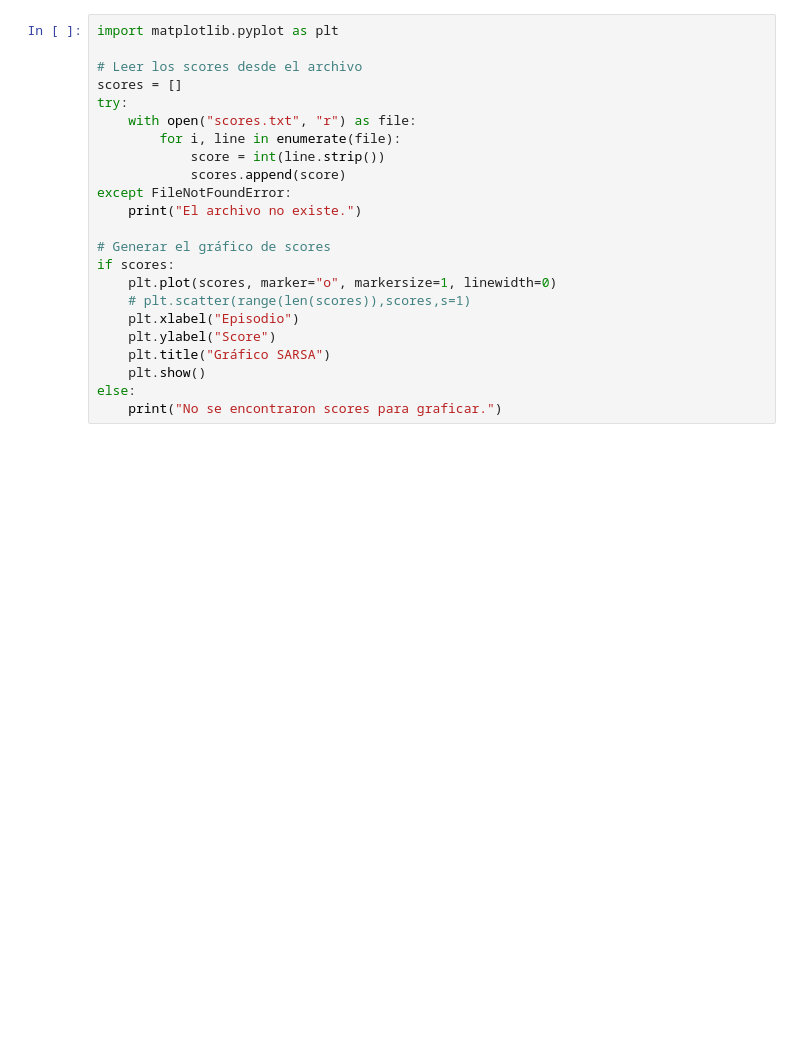
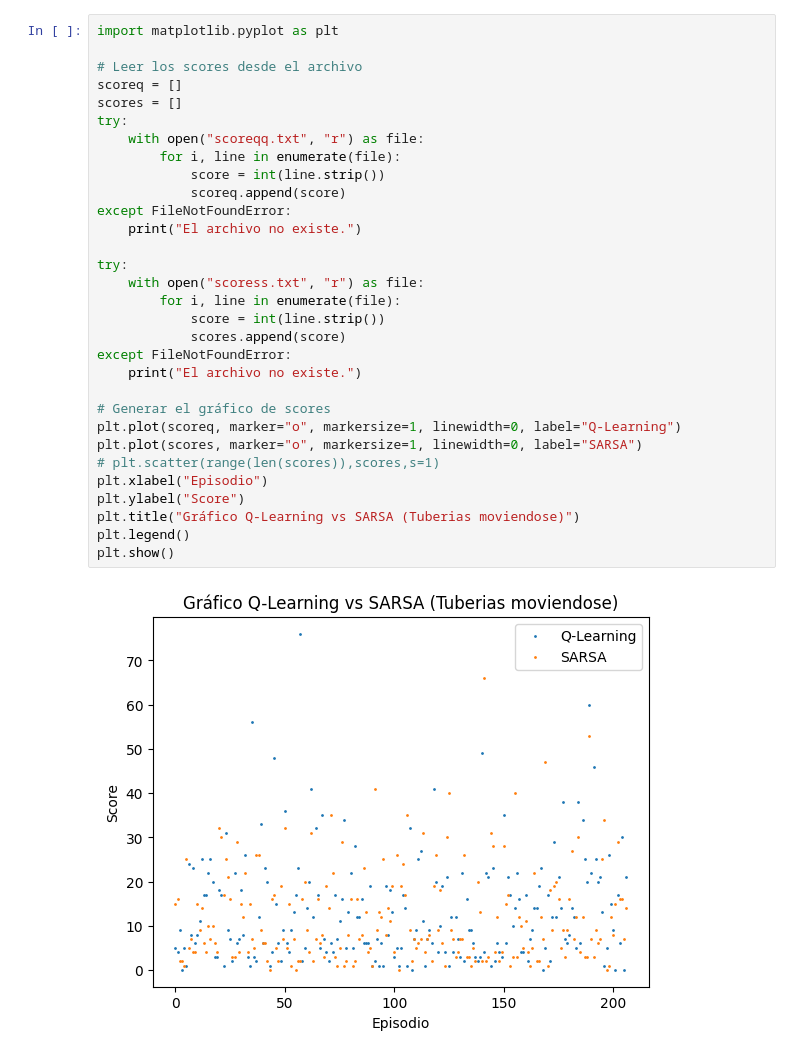
Before and after one commit to Stromblak/IA-Flappy-Bird, a Jupyter notebook: sarsaqlearning/grafico.ipynb, the cells around one changed output. Saved outputs shown, nothing was run; the diff lists cells and outputs as text; blank space fills up the shorter version.

Commit message:
grafico tuberias moviendose

```diff
--- a/sarsaqlearning/grafico.ipynb
+++ b/sarsaqlearning/grafico.ipynb
@@ -32,23 +34,33 @@ plt.show()
 # %%
 import matplotlib.pyplot as plt
 
 # Leer los scores desde el archivo
+scoreq = []
 scores = []
 try:
-    with open("scores.txt", "r") as file:
+    with open("scoreqq.txt", "r") as file:
+        for i, line in enumerate(file):
+            score = int(line.strip())
+            scoreq.append(score)
+except FileNotFoundError:
+    print("El archivo no existe.")
+
+try:
+    with open("scoress.txt", "r") as file:
         for i, line in enumerate(file):
             score = int(line.strip())
             scores.append(score)
 except FileNotFoundError:
     print("El archivo no existe.")
 
 # Generar el gráfico de scores
-if scores:
-    plt.plot(scores, marker="o", markersize=1, linewidth=0)
-    # plt.scatter(range(len(scores)),scores,s=1)
-    plt.xlabel("Episodio")
-    plt.ylabel("Score")
-    plt.title("Gráfico SARSA")
-    plt.show()
-else:
-    print("No se encontraron scores para graficar.")
+plt.plot(scoreq, marker="o", markersize=1, linewidth=0, label="Q-Learning")
+plt.plot(scores, marker="o", markersize=1, linewidth=0, label="SARSA")
+# plt.scatter(range(len(scores)),scores,s=1)
+plt.xlabel("Episodio")
+plt.ylabel("Score")
+plt.title("Gráfico Q-Learning vs SARSA (Tuberias moviendose)")
+plt.legend()
+plt.show()
+# %% [output]
+[figure, added]
```
Also changed, not shown: parts of 1 cell of this notebook, 7 other files.
